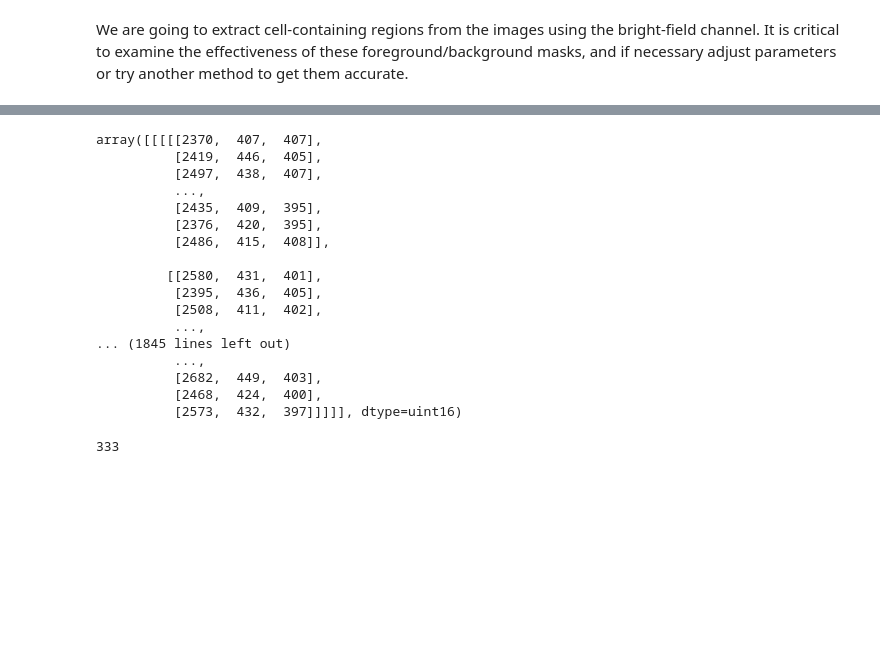
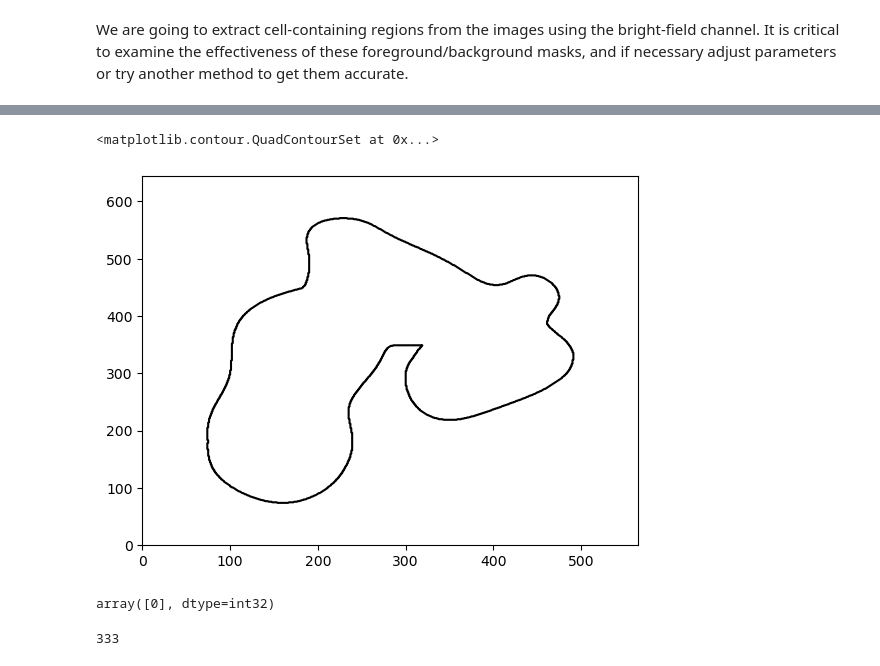
Before and after one commit to ohsu-cedar-comp-hub/dynamical-cell-systems-group, a Jupyter notebook: makkawi/extract_rois_20240308_RM.ipynb, the cells around one changed output, grey strips where cells are left out. Saved outputs shown, nothing was run; the diff lists cells and outputs as text; code cells hidden in the pictures; blank space fills up the shorter version.

```diff
--- a/makkawi/extract_rois_20240308_RM.ipynb
+++ b/makkawi/extract_rois_20240308_RM.ipynb
@@ -248,23 +242,12 @@ if True:
+# %%
+plt.contour(np.max(labels_3d[zlow:zhigh,xlow:xhigh,ylow:yhigh],axis=0),levels=[0,1],colors='black')
+# %% [output]
+<matplotlib.contour.QuadContourSet at 0x...>
+[figure, added]
 # %%
-img_roi
+np.unique(label3)
 # %% [output]
-array([[[[[2370,  407,  407],
-          [2419,  446,  405],
-          [2497,  438,  407],
-          ...,
-          [2435,  409,  395],
-          [2376,  420,  395],
-          [2486,  415,  408]],
-
-         [[2580,  431,  401],
-          [2395,  436,  405],
-          [2508,  411,  402],
-          ...,
-... (1845 lines left out)
-          ...,
-          [2682,  449,  403],
-          [2468,  424,  400],
-          [2573,  432,  397]]]]], dtype=uint16)
+array([0], dtype=int32)
 # %%
 np.min(img_roi)
 # %% [output]
```
Also changed, not shown: parts of 9 cells of this notebook, 3 other files.
